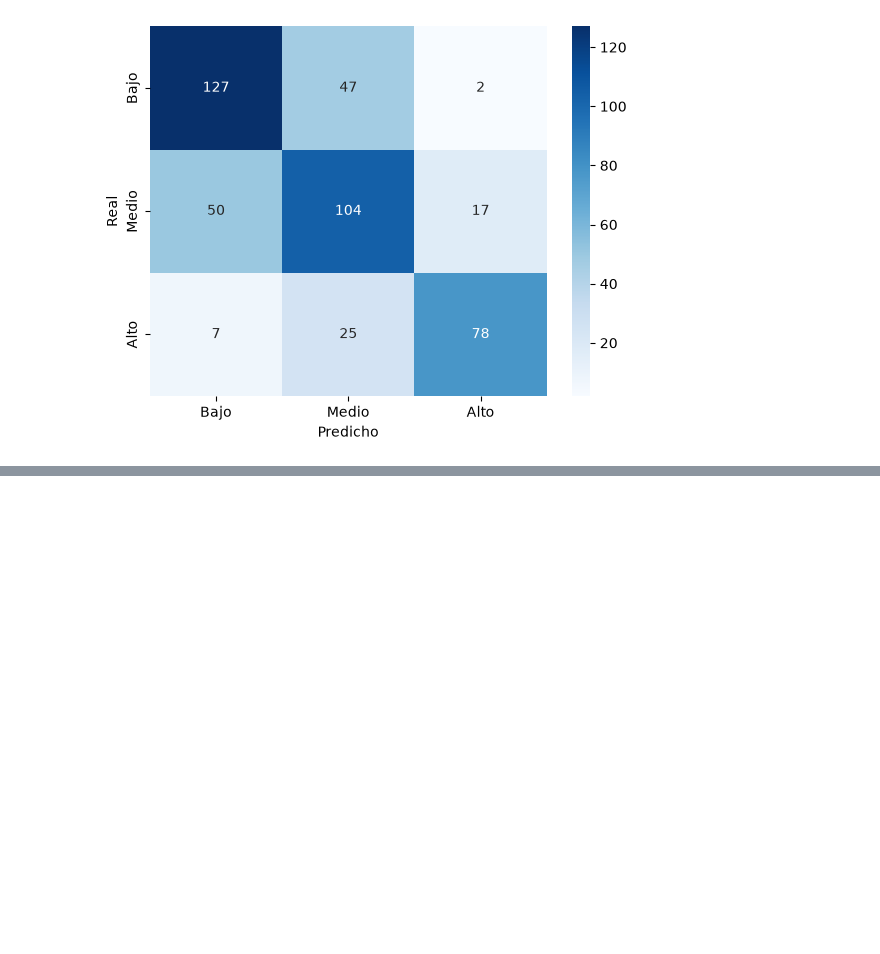
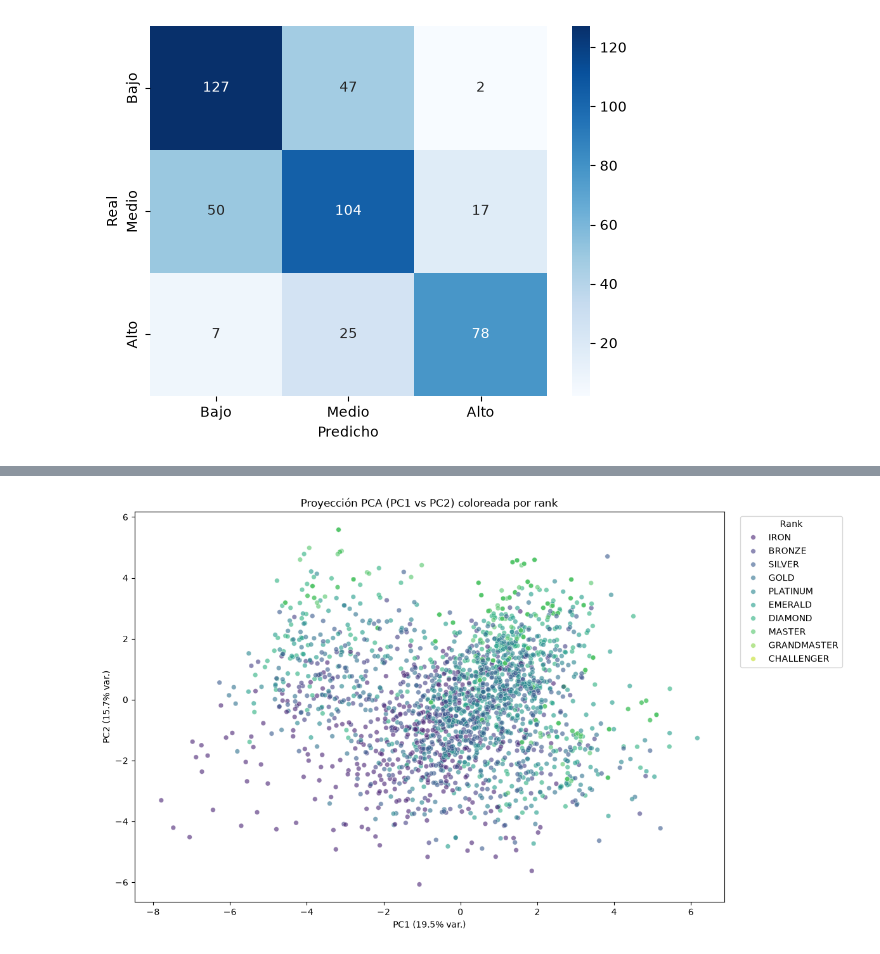
Before and after one commit to JuanjoLT/introIA-proyecto1, a Jupyter notebook: main.ipynb, the cells around one changed output, grey strips where cells are left out. Cells and saved outputs as stored; diff of their text form; code cells hidden in the pictures; blank space fills up the shorter version.

```diff
--- a/main.ipynb
+++ b/main.ipynb
@@ -396,0 +443,15 @@ Se aprecia una mejora notable de resultados, lo cual tiende a predecir en que gr
+# %%
+# Proyección de los jugadores en las 2 primeras componentes, coloreado por rank
+plt.figure(figsize=(12, 8))
+sc = sns.scatterplot(
+    x=X_pca[:, 0], y=X_pca[:, 1],
+    hue=data["rank"], hue_order=rank_order,
+    palette="viridis", alpha=0.6, s=30
+)
+plt.xlabel(f"PC1 ({var_exp[0]*100:.1f}% var.)")
+plt.ylabel(f"PC2 ({var_exp[1]*100:.1f}% var.)")
+plt.title("Proyección PCA (PC1 vs PC2) coloreada por rank")
+plt.legend(title="Rank", bbox_to_anchor=(1.02, 1), loc="upper left")
+plt.show()
+# %% [output]
+[figure, added]
```
Also changed, not shown: parts of 13 cells of this notebook.
